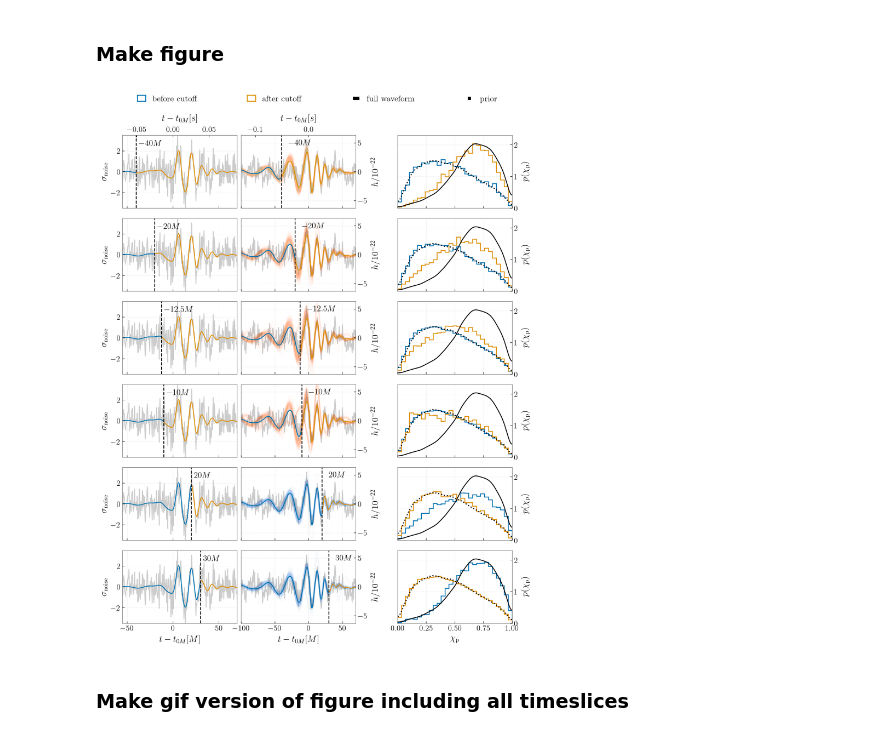
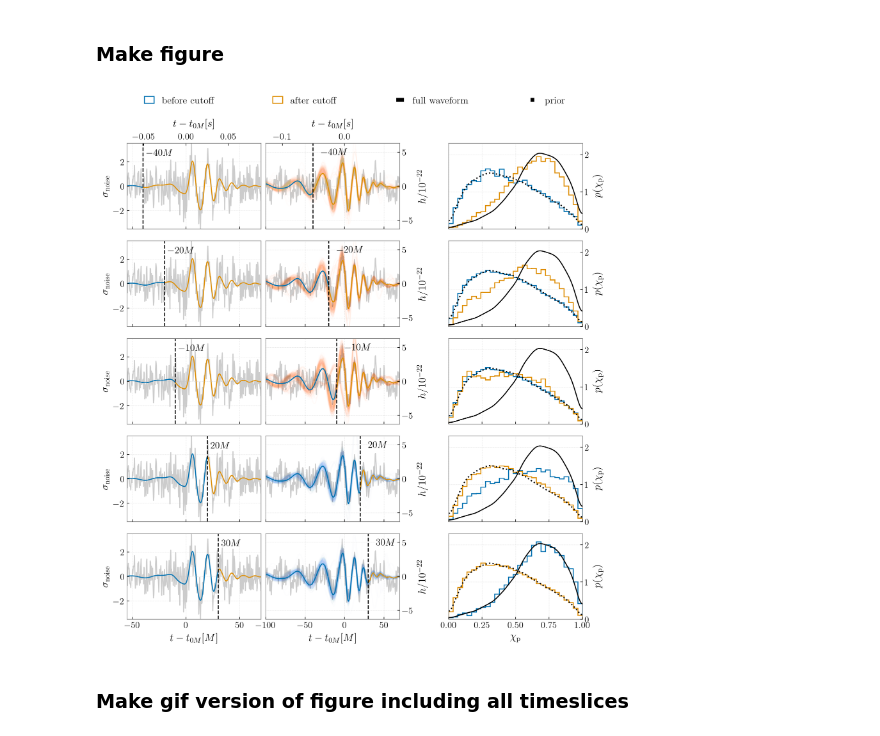
Before and after one commit to simonajmiller/gw190521-timedomain-release, a Jupyter notebook: figures/figure_01.ipynb, the cells around one changed output. Cells and saved outputs as stored; diff of their text form; code cells hidden in the pictures.

Commit message:
updated samples to be the most recent runs (061323) and regenerated all figures

```diff
--- a/figures/figure_01.ipynb
+++ b/figures/figure_01.ipynb
@@ -36,12 +36,14 @@ Load in posterior and prior samples
 # %%
 ## TODO: finalize this with the real output dir
 data_dir = '/Users/smiller/Documents/gw190521-timedomain-release/data_simonas_laptop/'
+
+date = '061323'
 
 tcutoffs = ['m50M', 'm40M', 'm37.5M', 'm35M', 'm32.5M', 'm30M', 'm27.5M', 'm25M', 'm22.5M', 'm20M',
                 'm17.5M', 'm15M', 'm12.5M', 'm10M', 'm7.5M', 'm5M', 'm2.5M', '0M', '2.5M', '5M', '7.5M',
                 '10M', '12.5M', '15M', '17.5M', '20M', '30M', '40M', '50M']
 
-td_samples = load_posterior_samples(data_dir, tcutoffs)[0]
+td_samples = load_posterior_samples(data_dir, date, tcutoffs)[0]
 # %% [markdown]
 Generate KDE for $\chi_\mathrm{p}$ from the full run and the prior, for comparison
 # %%
@@ -114,7 +116,7 @@ reconstruction_times_M = (reconstruction_dict['time samples']- t0_0M_dict['L1'])
 ### Make figure
 # %%
 # Define times to plot
-tc_to_plot = ['m40M', 'm20M', 'm12.5M', 'm10M', '20M', '30M']
+tc_to_plot = ['m40M', 'm20M', 'm10M', '20M', '30M']
 n_to_plot = len(tc_to_plot)
 
 # Cast strings to floats
@@ -232,34 +234,34 @@ for j,tc in enumerate(tc_floats):
     axes[j][2].hist(chip_insp, histtype='step', bins=np.linspace(0,1,30), lw=1.5,
                     color=cp[0], label='before cutoff', density=True)
     axes[j][2].hist(chip_rd, histtype='step', bins=np.linspace(0,1,30), lw=1.5, color=cp[1],
                     label='after cutoff', density=True)
 
     axes[j][2].plot(chip_grid, chip_full_kde_on_grid, color='k', label='full waveform')
     axes[j][2].plot(chip_grid, chip_prior_kde_on_grid, color='k', ls=':', lw=2, label='prior')
 
     axes[j][2].yaxis.set_label_position("right")
     axes[j][2].set_ylabel(r'$p(\chi_\mathrm{p})$', fontsize=16)
     axes[j][2].yaxis.tick_right()
     if j!=n_to_plot-1:
         axes[j][2].set_xticklabels([])
     else:
         axes[j][2].set_xlabel(r'$\chi_\mathrm{p}$', fontsize=16)
     axes[j][2].set_xlim(0,1)
     axes[j][2].set_ylim(0,2.3)
     axes[j][2].grid(color='silver', ls=':', alpha=0.7)
 
 for ax in axes:
     for a in ax:
         x0, y0, x1, y1 = a.get_position().bounds
         a.set_position([x0, y0, x1, y1+0.035/n_to_plot])
 
 axes[0][2].legend(bbox_to_anchor=(-2.3, 1.4, 3.2, .102), loc='lower left',
                       ncols=4, mode="expand", borderaxespad=0., frameon=False, fontsize=15)
 
 plt.savefig('figure_01.pdf', bbox_inches='tight')
 plt.show()
 # %% [output]
-[figure, old version]
+[figure, new version]
 # %% [markdown]
 ### Make gif version of figure including all timeslices
 # %%
```
Also changed, not shown: 16 other files.
